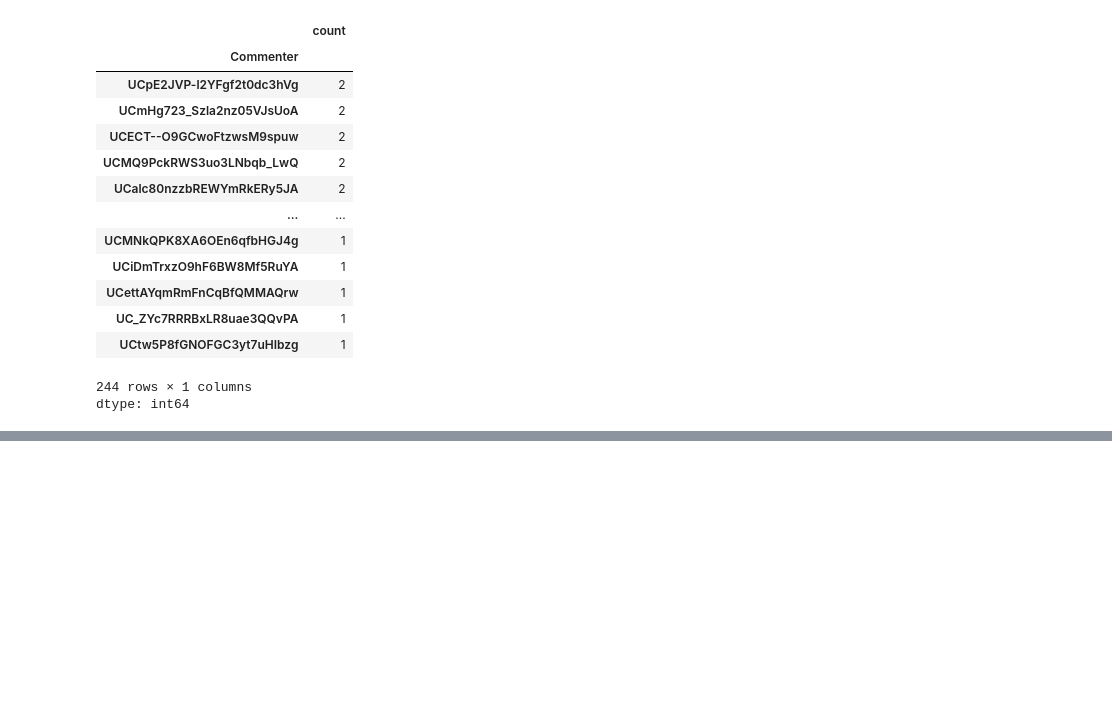
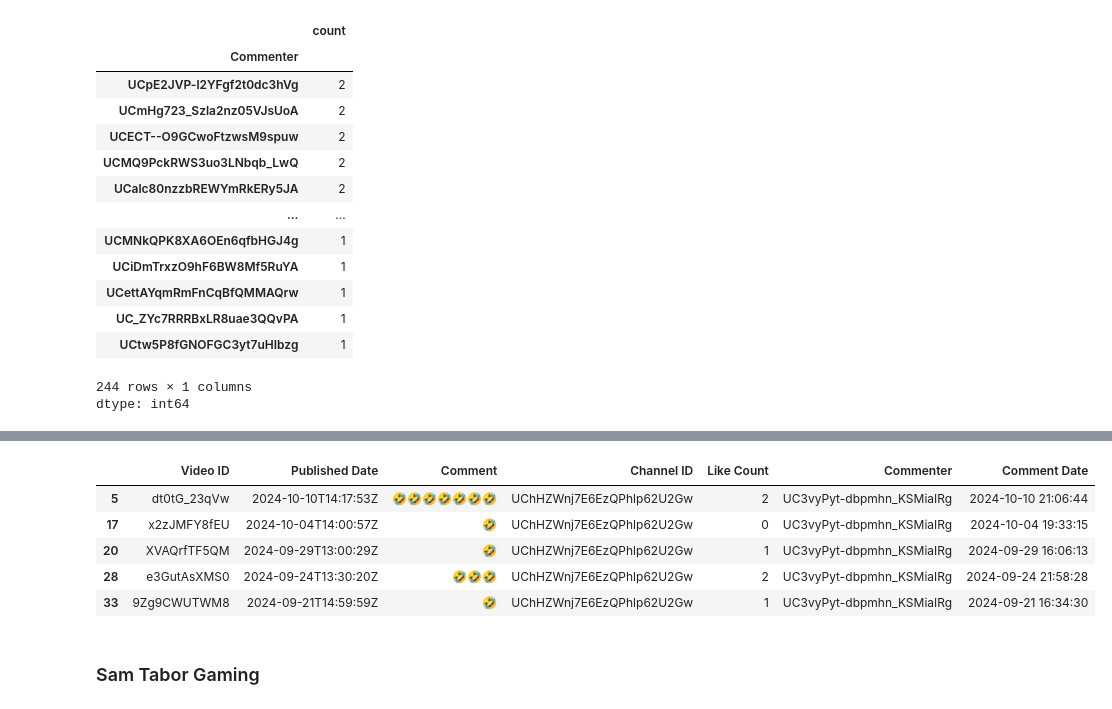
Before and after one commit to bluecoder777/Game-Promotion-Analysis, a Jupyter notebook: Youtuber_with_Relavant_Reach.ipynb, the cells around one changed output, grey strips where cells are left out. Drawn from its saved outputs; the diff is of its cells as text; code cells hidden in the pictures; blank space fills up the shorter version.

```diff
--- a/Youtuber_with_Relavant_Reach.ipynb
+++ b/Youtuber_with_Relavant_Reach.ipynb
@@ -297,0 +345,11 @@ dtype: int64
+# %%
+mobile_arcade_comments[mobile_arcade_comments['Commenter'] == 'UC3vyPyt-dbpmhn_KSMiaIRg']
+# %% [output]
+|  | Video ID | Published Date | Comment | Channel ID | Like Count | Commenter | Comment Date |
+| 5 | dt0tG_23qVw | 2024-10-10T14:17:53Z | 🤣🤣🤣🤣🤣🤣🤣 | UChHZWnj7E6EzQPhlp62U2Gw | 2 | UC3vyPyt-dbpmhn_KSMiaIRg | 2024-10-10 21:06:44 |
+| 17 | x2zJMFY8fEU | 2024-10-04T14:00:57Z | 🤣 | UChHZWnj7E6EzQPhlp62U2Gw | 0 | UC3vyPyt-dbpmhn_KSMiaIRg | 2024-10-04 19:33:15 |
+| 20 | XVAQrfTF5QM | 2024-09-29T13:00:29Z | 🤣 | UChHZWnj7E6EzQPhlp62U2Gw | 1 | UC3vyPyt-dbpmhn_KSMiaIRg | 2024-09-29 16:06:13 |
+| 28 | e3GutAsXMS0 | 2024-09-24T13:30:20Z | 🤣🤣🤣 | UChHZWnj7E6EzQPhlp62U2Gw | 2 | UC3vyPyt-dbpmhn_KSMiaIRg | 2024-09-24 21:58:28 |
+| 33 | 9Zg9CWUTWM8 | 2024-09-21T14:59:59Z | 🤣 | UChHZWnj7E6EzQPhlp62U2Gw | 1 | UC3vyPyt-dbpmhn_KSMiaIRg | 2024-09-21 16:34:30 |
+# %% [markdown]
+### Sam Tabor Gaming
```
Also changed, not shown: parts of 10 cells of this notebook, 3 other files.
